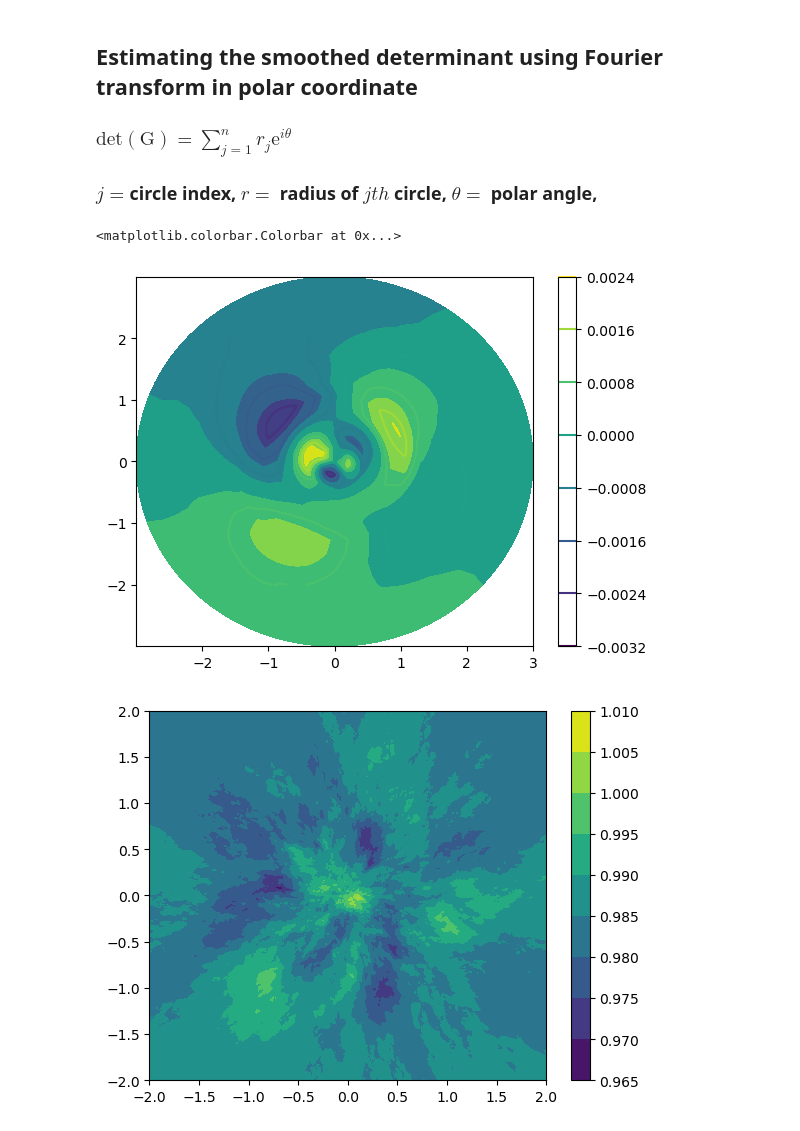
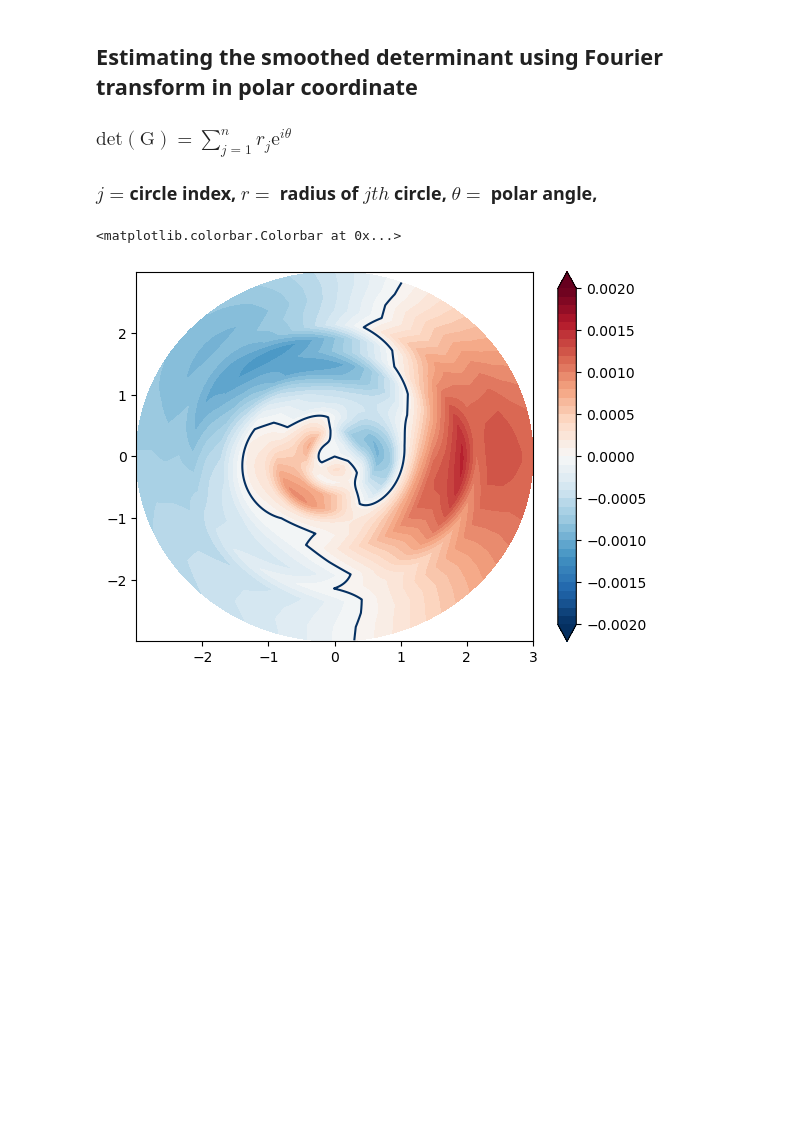
Before and after one commit to kuiper2000/Liouville_Model_Repository, a Jupyter notebook: MJO_Liouville_LIM3.ipynb, the cells around one changed output. Drawn from its saved outputs; the diff is of its cells as text; code cells hidden in the pictures; blank space fills up the shorter version.

```diff
--- a/MJO_Liouville_LIM3.ipynb
+++ b/MJO_Liouville_LIM3.ipynb
@@ -128 +125,17 @@ np.savez('LIM.npz', det_LIM=det_LIM,rmm1_ML=rmm1_ML,rmm2_ML=rmm2_ML)
+# %%
+
+# with a total of 50000 steps
+rmm1_ML        = np.zeros((50000,))
+rmm2_ML        = np.zeros((50000,))
+rmm            = np.concatenate((np.matrix(rmm1), np.matrix(rmm2)), axis=0)
+predictor      = rmm[:,:-total_lag]
+for i in range(50000):
+    if i==0:
+        # random_data     = np.random.multivariate_normal([0,0],epsilon_squared, 1)
+        predictor       = G.dot(np.matrix(predictor[:,0]))+residual_forcing(xi,zi,epsilon_squared,predictor[:,0],ens=1)
+    else:
+        # random_data     = np.random.multivariate_normal([0,0],epsilon_squared, 1)
+        predictor       = G.dot(np.matrix(predictor))+residual_forcing(xi,zi,epsilon_squared,predictor[:,0],ens=1)
+    rmm1_ML[i] = np.array(predictor)[0]
+    rmm2_ML[i] = np.array(predictor)[1]
 # %%
@@ -153,42 +169,40 @@ plt.xlim([0,1000])
 # %%
 from scipy.interpolate import griddata
 
 # using Fourier transform instead
 r          = np.reshape(np.linspace(0, 3, 15, endpoint=True),[15,1])
 degree     = np.reshape(np.linspace(0, 2*np.pi, 1000, endpoint=True),[1,1000])
 x_ref      = np.matmul(r,np.cos(degree))
 y_ref      = np.matmul(r,np.sin(degree))
 
-det_polar  = griddata((xi.flatten(),zi.flatten()), (det_LIM[:,:,:].mean(axis=2)).flatten(), (x_ref.flatten(), y_ref.flatten()), method='nearest')
-det_polar  = np.reshape(det_polar,[15,1000])
+det_polar  = griddata((xi.flatten(),zi.flatten()), (det_LIM_grid).flatten(), (x_ref.flatten(), y_ref.flatten()), method='nearest')
+det_polar          = np.reshape(det_polar,[15,1000])
+det_polar_anomaly  = np.zeros(np.shape(det_polar))
+# det_polar_anomaly  = np.reshape(det_polar,[15,1000])
 
-# define low passed filter
-def fourier(x, number_of_harmonics):
-    x = np.squeeze(x)
+
+
+def fourier_anomaly(x, number_of_harmonics):
     time_series = np.zeros((np.size(x),number_of_harmonics))
-    for i in range(1,number_of_harmonics+1):
-        time_series[:,i-1] = np.arange(0,np.size(x))/np.size(x)*2*i*3.14159
-    cos_coef    = np.matmul(np.transpose(np.cos(time_series)),x)
-    sin_coef    = np.matmul(np.transpose(np.sin(time_series)),x)
-    reconstruct = (np.matmul(np.cos(time_series),cos_coef)+np.matmul(np.sin(time_series),sin_coef))/np.size(x)
-    return reconstruct
+    for i in range(0,number_of_harmonics):
+        time_series[:,i] = np.arange(0,np.size(x))/np.size(x)*2*i*3.14159
+    cos_coef    = np.matmul(np.transpose(np.cos(time_series)),x-np.mean(x))
+    sin_coef    = np.matmul(np.transpose(np.sin(time_series)),x-np.mean(x))
+    without_n0  = (np.matmul(np.cos(time_series),cos_coef)+np.matmul(np.sin(time_series),sin_coef))/np.size(x)
+    return without_n0
 
-# calculating Fourier transform for the ith circle
 for i in range(15):
-    det_polar[i,:] = fourier(det_polar[i,:],2)
+    det_polar_anomaly[i,:] = fourier_anomaly(det_polar[i,:],3)
+for i in range(15):
+    det_polar[i,:] = fourier_anomaly(det_polar[i,:],3)
+
+
+
+plt.figure()
+cs=plt.contourf(x_ref,y_ref,det_polar_anomaly,levels=np.arange(-0.002,0.0021,0.0001),cmap='RdBu_r',extend='both')
+plt.contour(x_ref,y_ref,det_polar_anomaly,levels=[0],cmap='RdBu_r',extend='both')
+#plt.contour(xi,zi,epsilon_squared[:,:,0,0]+epsilon_squared[:,:,1,1],colors='k')
+plt.colorbar(cs)
+# %% [output]
+<matplotlib.colorbar.Colorbar at 0x...>
+[figure, added]
-# %%
-### convert polar coordinate back to Cartisien coordinate
-
-det_grid  = griddata((x_ref.flatten(),y_ref.flatten(),), (det_polar).flatten(), (xi,zi), method='linear')
-det_grid  = griddata((x_ref.flatten(),y_ref.flatten(),), (det_polar).flatten(), (xi,zi), method='linear')
-plt.figure()
-cs=plt.contourf(x_ref,y_ref,det_polar+det_LIM.mean(axis=(0,1,2,)))
-cs=plt.contour(xi,zi,det_grid)
-plt.colorbar(cs)
-plt.figure()
-cs=plt.contourf(xi,zi,det_LIM.mean(axis=(2,)))
-plt.colorbar(cs)
-# %% [output]
-<matplotlib.colorbar.Colorbar at 0x...>
-[figure, removed]
-[figure, removed]
```
Also changed, not shown: parts of 26 cells of this notebook, 2 other files.
